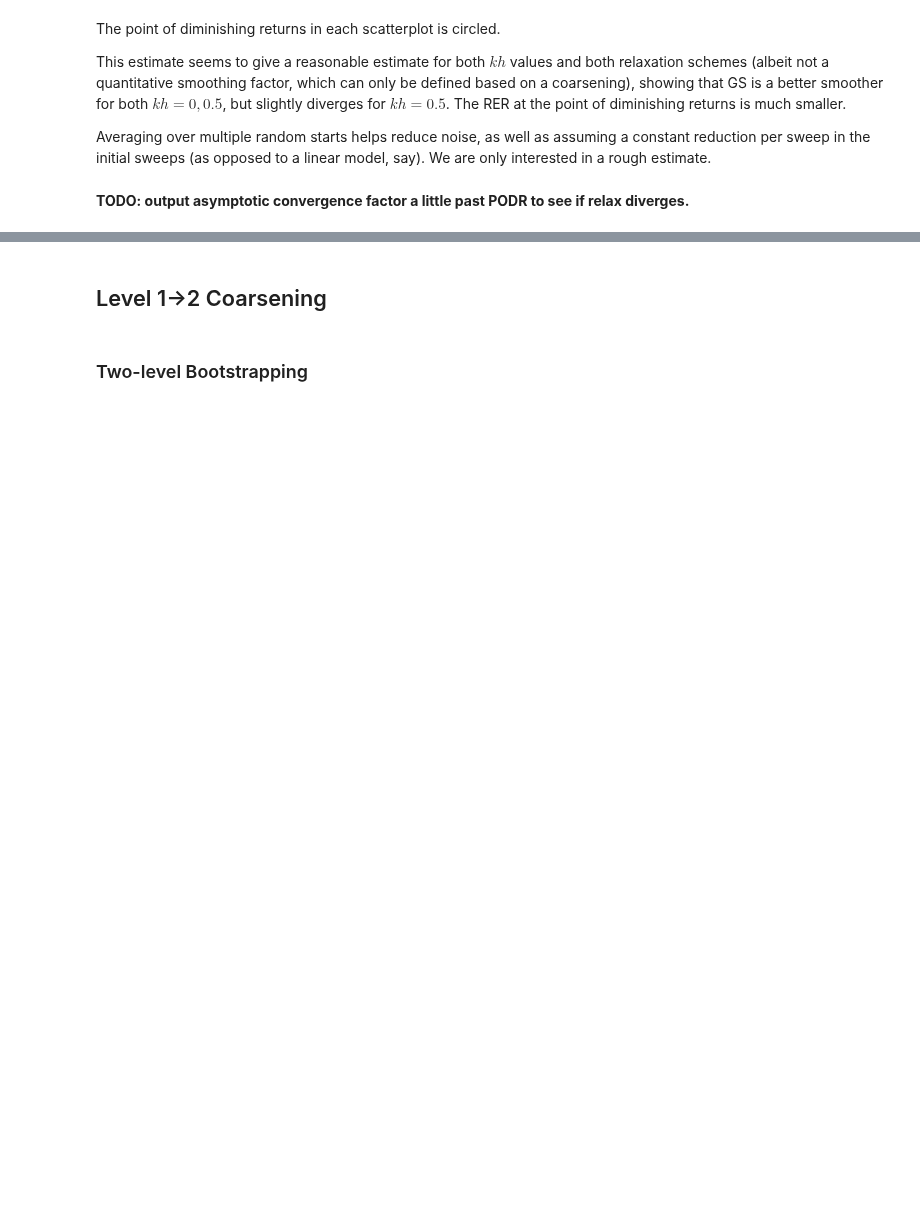
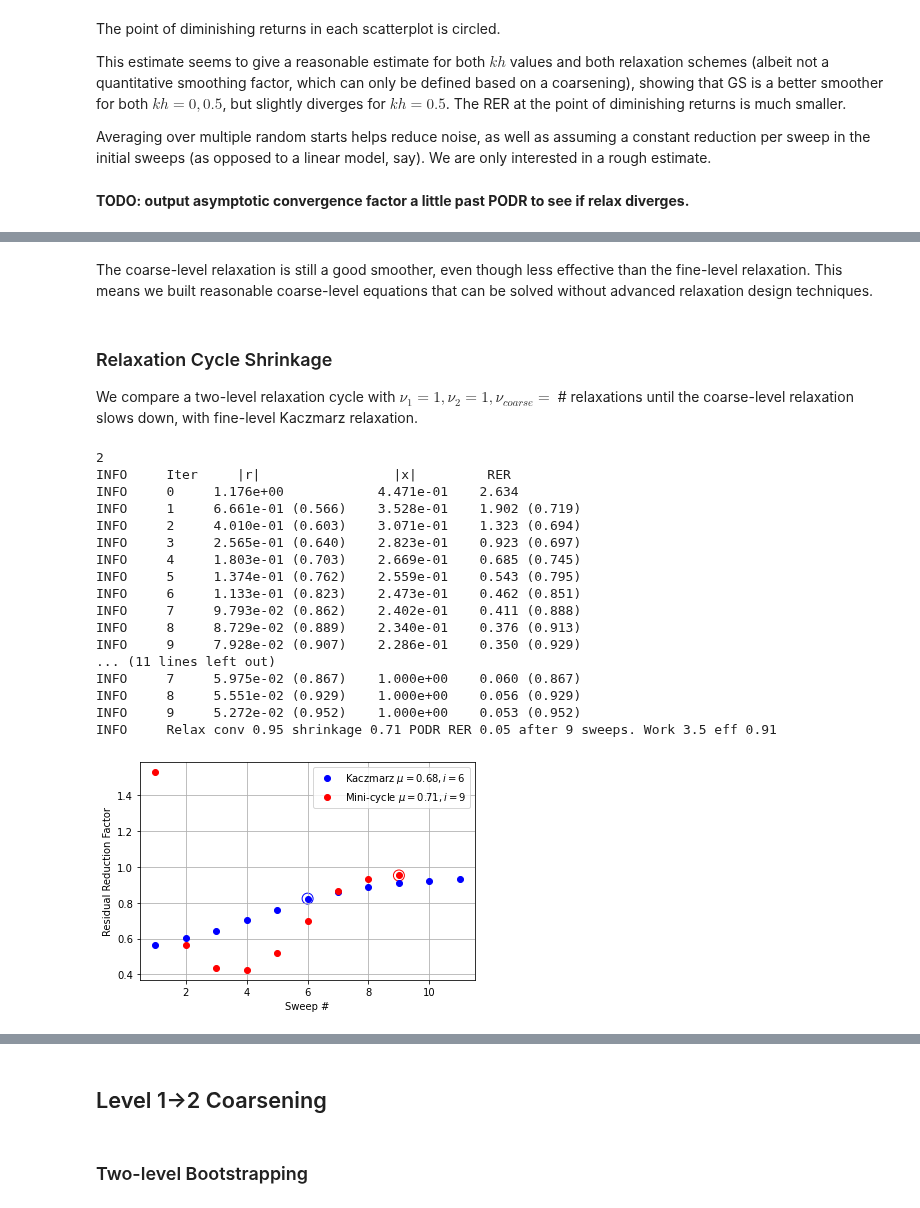
Before and after one commit to 436ahsan/Helmholtz, a Jupyter notebook: notebooks/multilevel_uniform_agg_size.ipynb, the cells around one changed output, grey strips where cells are left out. Cells and saved outputs as stored; diff of their text form; code cells hidden in the pictures; blank space fills up the shorter version.

```diff
--- a/notebooks/multilevel_uniform_agg_size.ipynb
+++ b/notebooks/multilevel_uniform_agg_size.ipynb
@@ -227,3 +227,22 @@ level = multilevel.level[1]
 a = level.a
 x_random = hm.solve.run.random_test_matrix((a.shape[0],), num_examples=num_examples)
 b = np.zeros_like(x_random)
+
+work = 1
+fig, ax = plt.subplots(1, 1, figsize=(6, 4))
+title = "kac"
+relax = kaczmarz
+color = "blue"
+
+relax = lambda x, b: level.relax(x, b)
+factor, num_sweeps, residual, conv, rer, conv_factor = hm.solve.smoothing.shrinkage_factor(
+    level.operator, relax, (a.shape[0], ), print_frequency=1, max_sweeps=20, slow_conv_factor=2,
+    num_examples=5)
+hm.solve.smoothing.plot_diminishing_returns_point(factor, num_sweeps, conv, ax, title=title, color=color)
+print("{:<5s} conv {:.2f} shrinkage {:.2f} PODR RER {:.2f} after {:>2d} sweeps. Work {:>2d} efficiency {:.2f}".format(
+    title, conv_factor, factor, np.mean(rer[num_sweeps]), num_sweeps, work, np.mean(residual[num_sweeps] / residual[0]) ** (1/(num_sweeps * work))))
+
+ax.set_title(r"$kh = {:.2f}$".format(kh))
+ax.legend();
+
+nu_coarsest = num_sweeps
@@ -267,0 +249,27 @@ Kac        RER at point of diminishing returns 0.06 num_sweeps  4 work  1 RER-pe
+# %% [markdown]
+The coarse-level relaxation is still a good smoother, even though less effective than the fine-level relaxation. This means we built reasonable coarse-level equations that can be solved without advanced relaxation design techniques.
+# %% [markdown]
+### Relaxation Cycle Shrinkage
+We compare a two-level relaxation cycle with $\nu_1=1, \nu_2=1, \nu_{coarse}=$ # relaxations until the coarse-level relaxation slows down, with fine-level Kaczmarz relaxation.
+# %%
+hm.solve.smoothing.check_relax_cycle_shrinkage(
+    multilevel, nu_pre=1, nu_post=1, nu_coarsest=nu_coarsest)
+# %% [output]
+2
+INFO     Iter     |r|                 |x|         RER
+INFO     0     1.176e+00            4.471e-01    2.634
+INFO     1     6.661e-01 (0.566)    3.528e-01    1.902 (0.719)
+INFO     2     4.010e-01 (0.603)    3.071e-01    1.323 (0.694)
+INFO     3     2.565e-01 (0.640)    2.823e-01    0.923 (0.697)
+INFO     4     1.803e-01 (0.703)    2.669e-01    0.685 (0.745)
+INFO     5     1.374e-01 (0.762)    2.559e-01    0.543 (0.795)
+INFO     6     1.133e-01 (0.823)    2.473e-01    0.462 (0.851)
+INFO     7     9.793e-02 (0.862)    2.402e-01    0.411 (0.888)
+INFO     8     8.729e-02 (0.889)    2.340e-01    0.376 (0.913)
+INFO     9     7.928e-02 (0.907)    2.286e-01    0.350 (0.929)
+... (11 lines left out)
+INFO     7     5.975e-02 (0.867)    1.000e+00    0.060 (0.867)
+INFO     8     5.551e-02 (0.929)    1.000e+00    0.056 (0.929)
+INFO     9     5.272e-02 (0.952)    1.000e+00    0.053 (0.952)
+INFO     Relax conv 0.95 shrinkage 0.71 PODR RER 0.05 after 9 sweeps. Work 3.5 eff 0.91
+[figure, added]
```
Also changed, not shown: parts of 22 cells of this notebook, 6 other files.
